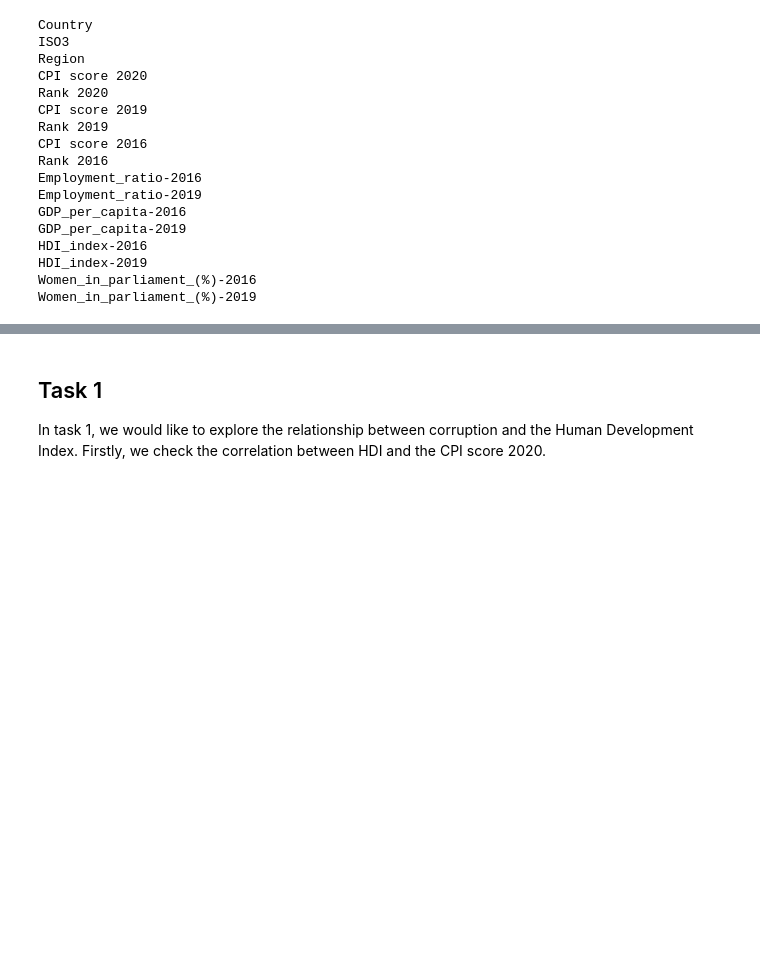
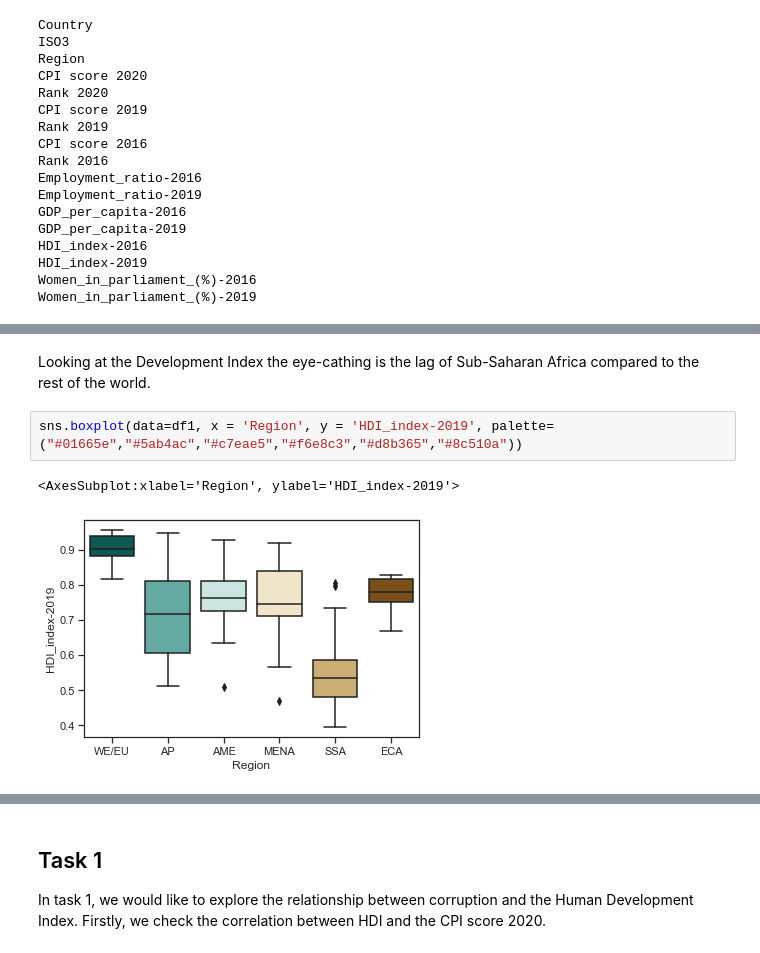
Before and after one commit to ASerfozo/CEU_Python, a Jupyter notebook: code/Term_Project_analysis.ipynb, the cells around one changed output, grey strips where cells are left out. Drawn from its saved outputs; the diff is of its cells as text; blank space fills up the shorter version.

```diff
--- a/code/Term_Project_analysis.ipynb
+++ b/code/Term_Project_analysis.ipynb
@@ -84,0 +98,7 @@ Women_in_parliament_(%)-2019
+# %% [markdown]
+Looking at the Development Index the eye-cathing is the lag of Sub-Saharan Africa compared to the rest of the world.
+# %%
+sns.boxplot(data=df1, x = 'Region', y = 'HDI_index-2019', palette=("#01665e","#5ab4ac","#c7eae5","#f6e8c3","#d8b365","#8c510a"))
+# %% [output]
+<AxesSubplot:xlabel='Region', ylabel='HDI_index-2019'>
+[figure, added]
```
Also changed, not shown: parts of 10 cells of this notebook, 1 other file.
